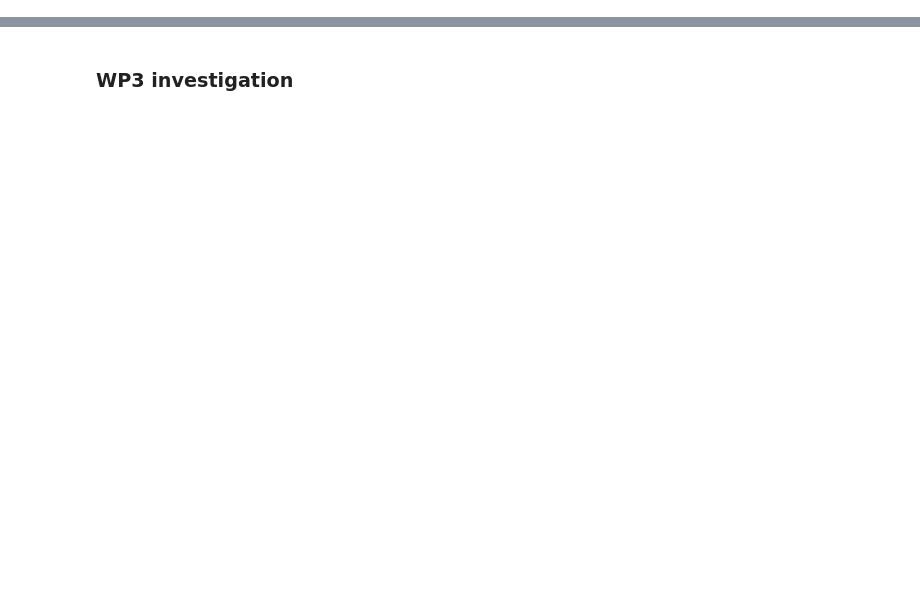
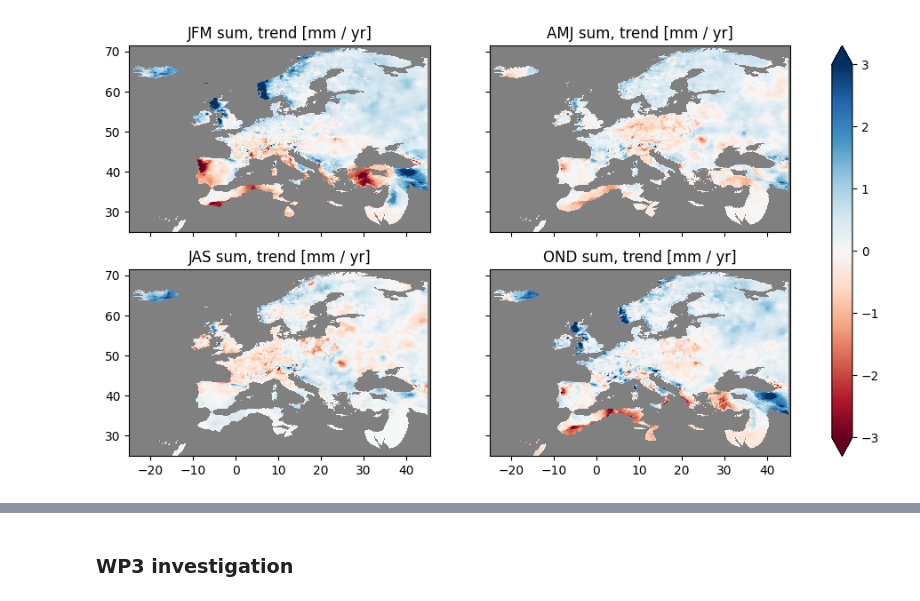
Before and after one commit to chiemvs/Medley, a Jupyter notebook: notebooks/Spatial_exploration.ipynb, the cells around one changed output, grey strips where cells are left out. Cells and saved outputs as stored; diff of their text form; code cells hidden in the pictures; blank space fills up the shorter version.

```diff
--- a/notebooks/Spatial_exploration.ipynb
+++ b/notebooks/Spatial_exploration.ipynb
@@ -60,0 +87,21 @@ c = coefs.compute()
+# %%
+# Per quarter, accumulated precip
+seasonal_trend = {}
+quarters = {1:'JFM',2:'AMJ',3:'JAS',4:'OND'}
+accumulated = rrmon.resample(time = 'QS').sum(skipna = False).compute() # CHanges temporal chunking so compute
+for quarter in quarters.keys():
+    subset = accumulated.isel(time = (accumulated.time.dt.quarter == quarter))
+    seasonal_trend.update({quarters[quarter]:compute_trends(subset)})
+seasonal_trend = xr.Dataset(seasonal_trend)
+# %%
+vmin, vmax = -3, 3
+cmap = 'RdBu'
+fig, axes = plt.subplots(nrows = 2, ncols = 2, sharex = True, sharey = True, figsize = (12,6))
+for i, season in enumerate(quarters.values()):
+    ax = axes[i//2,i%2]
+    ax.set_facecolor('grey')
+    im = ax.pcolormesh(*data_for_pcolormesh(seasonal_trend[season].sel(what = 'slope'), shading = 'flat'), cmap = cmap, vmin = vmin, vmax = vmax)
+    ax.set_title(f'{season} sum, trend [mm / yr]')
+cbar = fig.colorbar(im, ax = axes, extend = 'both')
+# %% [output]
+[figure, added]
```
Also changed, not shown: parts of 23 cells of this notebook, 2 other files.
